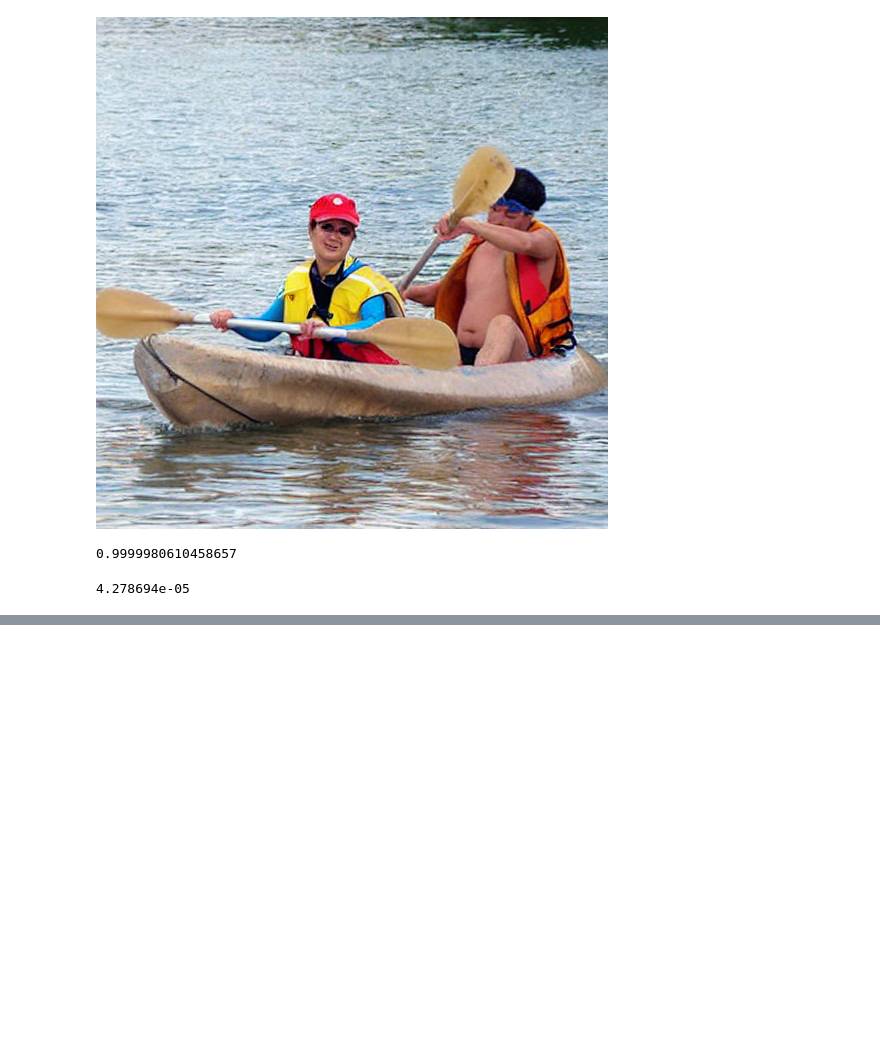
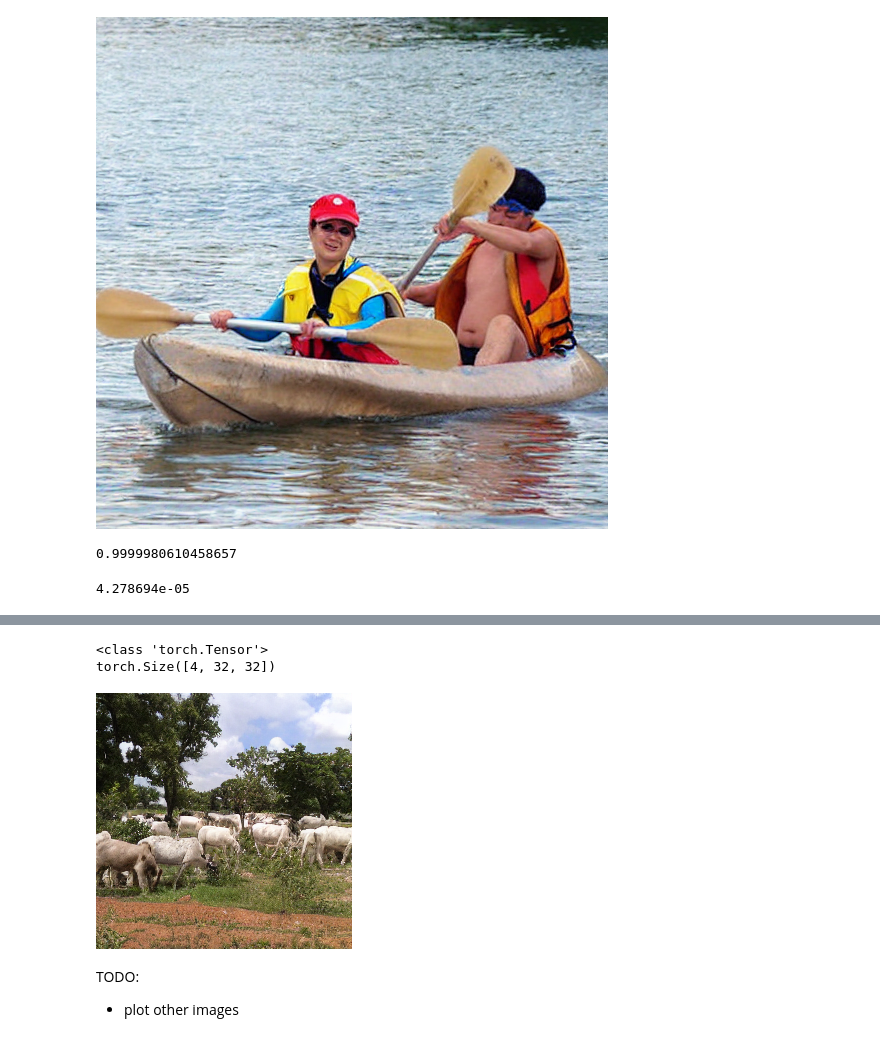
Before and after one commit to ichiyan/BrainDecoding, a Jupyter notebook: sd_pretrained_autoencoder_test.ipynb, the cells around one changed output, grey strips where cells are left out. Cells and saved outputs as stored; diff of their text form; code cells hidden in the pictures; blank space fills up the shorter version.

```diff
--- a/sd_pretrained_autoencoder_test.ipynb
+++ b/sd_pretrained_autoencoder_test.ipynb
@@ -194,0 +224,15 @@ rmse(orig, pred)
+# %%
+img_dist, img_latents = encode_img_latents([image_pil])
+print(type(img_latents))
+print(img_latents[0].shape)
+# %% [output]
+<class 'torch.Tensor'>
+torch.Size([4, 32, 32])
+# %%
+dec_img = decode_img_latents(img_latents)[0]
+dec_img
+# %% [output]
+[figure, added]
+# %% [markdown]
+TODO:
+- plot other images
```
Also changed, not shown: parts of 9 cells of this notebook.
